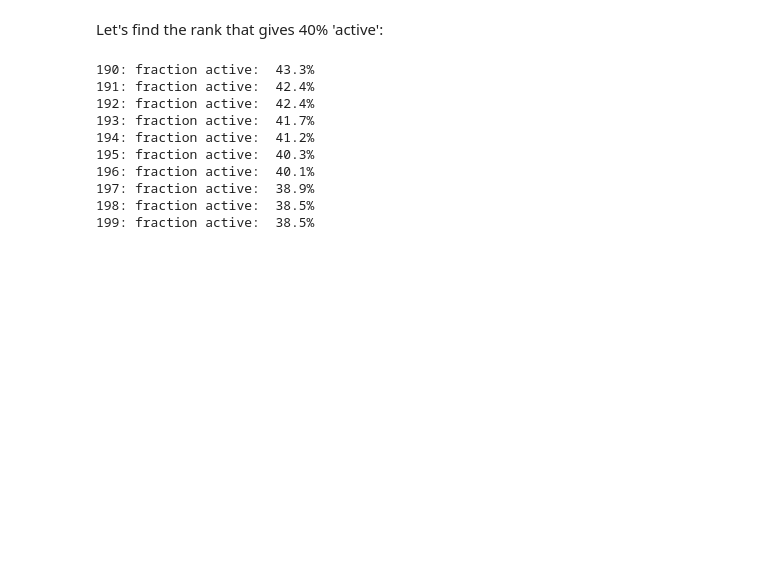
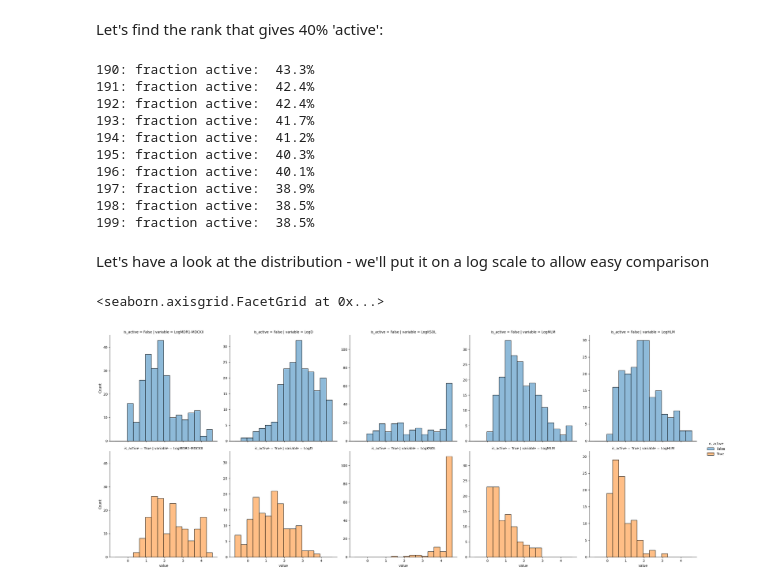
Before and after one commit to meyresearch/polaris_challenge, a Jupyter notebook: utils/splitting.ipynb, the cells around one changed output. Cells and saved outputs as stored; diff of their text form; code cells hidden in the pictures; blank space fills up the shorter version.

```diff
--- a/utils/splitting.ipynb
+++ b/utils/splitting.ipynb
@@ -65,3 +67,22 @@ for c in np.arange(190, 200):
 # %%
 rank_cutoff = 195
 data['is_active'] = data['mean_rank'] > rank_cutoff
+# %% [markdown]
+Let's have a look at the distribution - we'll put it on a log scale to allow easy comparison
+# %%
+
+for col in ["MDR1-MDCKII","KSOL", "MLM", "HLM"]:
+    X = data[col]
+    X_std = (X - X.min(axis=0)) / (X.max(axis=0) - X.min(axis=0))
+    X_scaled = X_std * (100 - 1) + 1
+
+    data[f'Log{col}'] = np.log(X_scaled)
+
+df = data.loc[:, ["LogMDR1-MDCKII", "LogD","LogKSOL", "LogMLM", "LogHLM", "is_active"]].melt(id_vars='is_active')
+
+sns.displot(df, x='value', kind='hist',col='variable', row='is_active',
+            facet_kws=dict(sharey='col', sharex='col'), hue='is_active'
+            )
+# %% [output]
+<seaborn.axisgrid.FacetGrid at 0x...>
+[figure, added]
```
Also changed, not shown: parts of 11 cells of this notebook.
